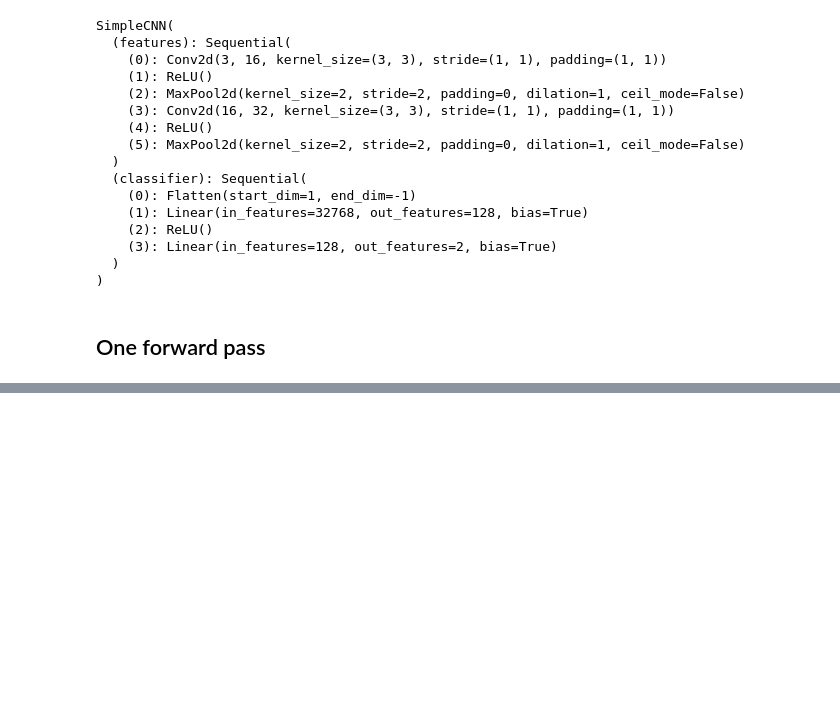
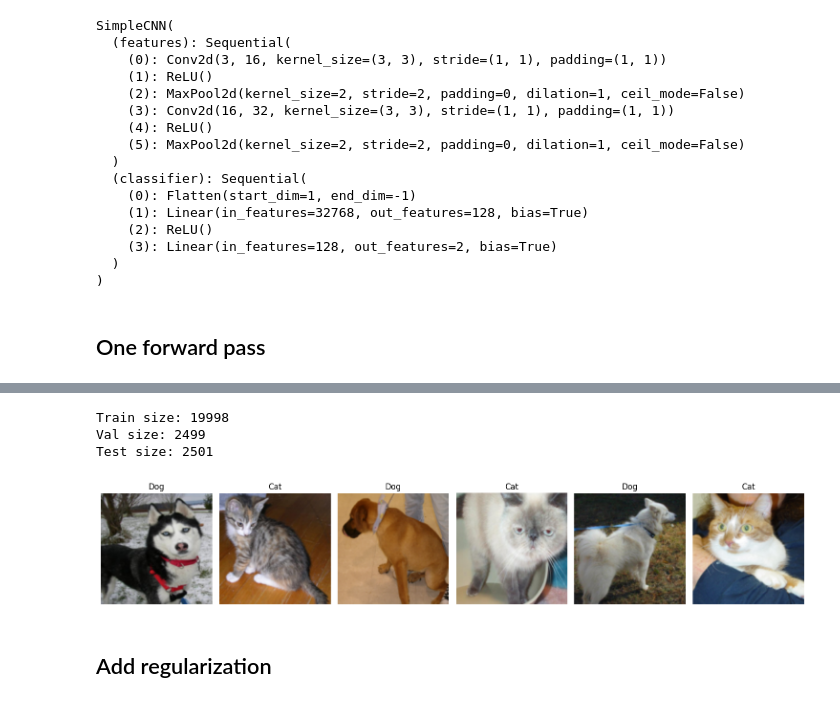
Before and after one commit to aadupuy/cats_vs_dogs, a Jupyter notebook: cats_vs_dogs.ipynb, the cells around one changed output, grey strips where cells are left out. Cells and saved outputs as stored; diff of their text form; code cells hidden in the pictures; blank space fills up the shorter version.

```diff
--- a/cats_vs_dogs.ipynb
+++ b/cats_vs_dogs.ipynb
@@ -249,0 +437,30 @@ tensor([[-0.0786,  0.0752],
+# %%
+# Load the full dataset again with different transforms for train and eval
+full_dataset_train = datasets.ImageFolder(data_dir, transform=train_transform_aug)
+full_dataset_eval = datasets.ImageFolder(data_dir, transform=val_test_transform)
+
+# Train/val/test split
+generator = torch.Generator().manual_seed(42)
+indices = torch.randperm(len(full_dataset_train), generator=generator).tolist()
+
+train_size = int(0.8 * len(indices))
+val_size = int(0.1 * len(indices))
+test_size = len(indices) - train_size - val_size
+
+train_indices = indices[:train_size]
+val_indices = indices[train_size:train_size + val_size]
+test_indices = indices[train_size + val_size:]
+
+from torch.utils.data import Subset
+
+train_dataset = Subset(full_dataset_train, train_indices)
+val_dataset = Subset(full_dataset_eval, val_indices)
+test_dataset = Subset(full_dataset_eval, test_indices)
+
+print("Train size:", len(train_dataset))
+print("Val size:", len(val_dataset))
+print("Test size:", len(test_dataset))
+# %% [output]
+Train size: 19998
+Val size: 2499
+Test size: 2501
@@ -249,0 +474,14 @@ tensor([[-0.0786,  0.0752],
+# %%
+fig, axes = plt.subplots(1, 6, figsize=(15, 4))
+for i in range(6):
+    image, label = train_dataset[i]
+    image_np = image.permute(1, 2, 0).numpy()
+    axes[i].imshow(image_np)
+    axes[i].set_title(full_dataset_train.classes[label])
+    axes[i].axis("off")
+plt.tight_layout()
+plt.show()
+# %% [output]
+[figure, added]
+# %% [markdown]
+## Add regularization
```
Also changed, not shown: parts of 31 cells of this notebook, 2 other files.
